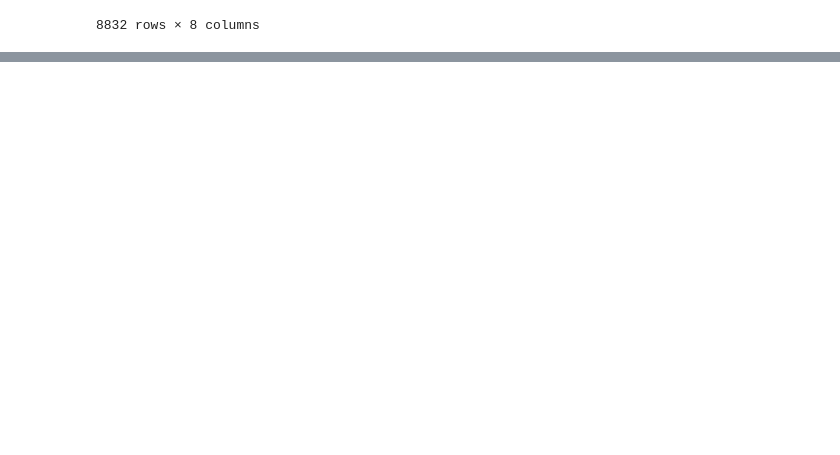
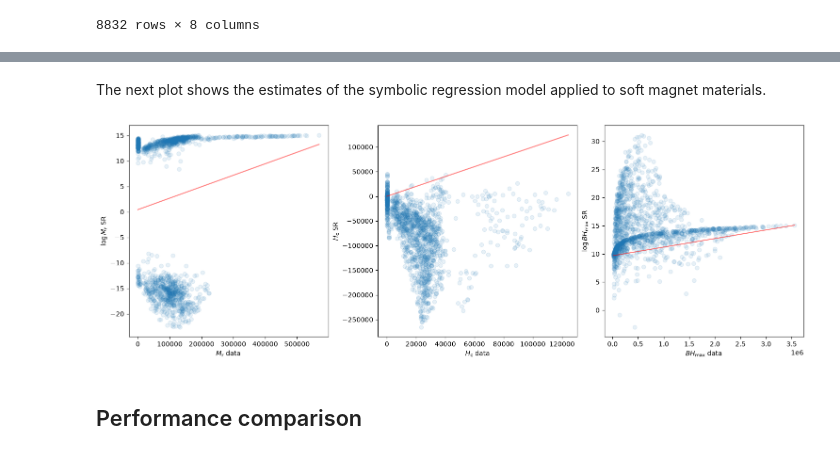
Before and after one commit to MaMMoS-project/mammos-ai, a Jupyter notebook: examples/symbolic_regression.ipynb, the cells around one changed output, grey strips where cells are left out. Cells and saved outputs as stored; diff of their text form; code cells hidden in the pictures; blank space fills up the shorter version.

```diff
--- a/examples/symbolic_regression.ipynb
+++ b/examples/symbolic_regression.ipynb
@@ -340,0 +249,50 @@ The symbolic regression on hard magnets seems to be even more accurate than the
+# %% [markdown]
+The next plot shows the estimates of the symbolic regression model applied to soft magnet materials.
+# %%
+df_soft = df_valid[df_valid.Mr / df_valid.Ms < 0.4]
+data_soft = me.EntityCollection.from_dataframe(df_soft, metadata)
+sr_soft = mammos_ai.Hc_Mr_BHmax_from_Ms_A_K(
+    data_soft.Ms, data_soft.A, data_soft.K1, model="cube50_singlegrain_symbolic_regression_v1.0"
+)
+
+fig, ax = plt.subplots(nrows=1, ncols=3, figsize=(15, 5), layout="constrained")
+alpha = 0.1
+
+# Mr
+ax[0].scatter(data_soft.Mr.q, np.sign(sr_soft.Mr.value) * np.log(abs(sr_soft.Mr.value)), alpha=alpha)
+ax[0].set_xlabel(r"$M_{\mathsf{r}}$ data")
+ax[0].set_ylabel(r"$\log M_{\mathsf{r}}$ SR")
+ax[0].plot(
+    (np.nanmin(data_soft.Mr.value), np.nanmax(data_soft.Mr.value)),
+    (np.log(np.nanmin(data_soft.Mr.value)), np.log(np.nanmax(data_soft.Mr.value))),
+    "r",
+    alpha=0.5,
+)
+
+# Hc
+ax[1].scatter(data_soft.Hc.q, sr_soft.Hc.q, alpha=alpha)
+ax[1].plot(
+    (np.nanmin(data_soft.Hc.value), np.nanmax(data_soft.Hc.value)),
+    (np.nanmin(data_soft.Hc.value), np.nanmax(data_soft.Hc.value)),
+    "r",
+    alpha=0.5,
+)
+ax[1].set_xlabel(r"$H_{\mathsf{c}}$ data")
+ax[1].set_ylabel(r"$H_{\mathsf{c}}$ SR")
+
+# BHmax
+ax[2].scatter(data_soft.BHmax.q, np.sign(sr_soft.BHmax.value) * np.log(abs(sr_soft.BHmax.value)), alpha=alpha)
+ax[2].plot(
+    (np.nanmin(data_soft.BHmax.value), np.nanmax(data_soft.BHmax.value)),
+    (np.log(np.nanmin(data_soft.BHmax.value)), np.log(np.nanmax(data_soft.BHmax.value))),
+    "r",
+    alpha=0.5,
+)
+ax[2].set_xlabel(r"$BH_{\mathsf{max}}$ data")
+ax[2].set_ylabel(r"$\log BH_{\mathsf{max}}$ SR")
+
+plt.show()
+# %% [output]
+[figure, added]
+# %% [markdown]
+## Performance comparison
```
Also changed, not shown: parts of 28 cells of this notebook.
